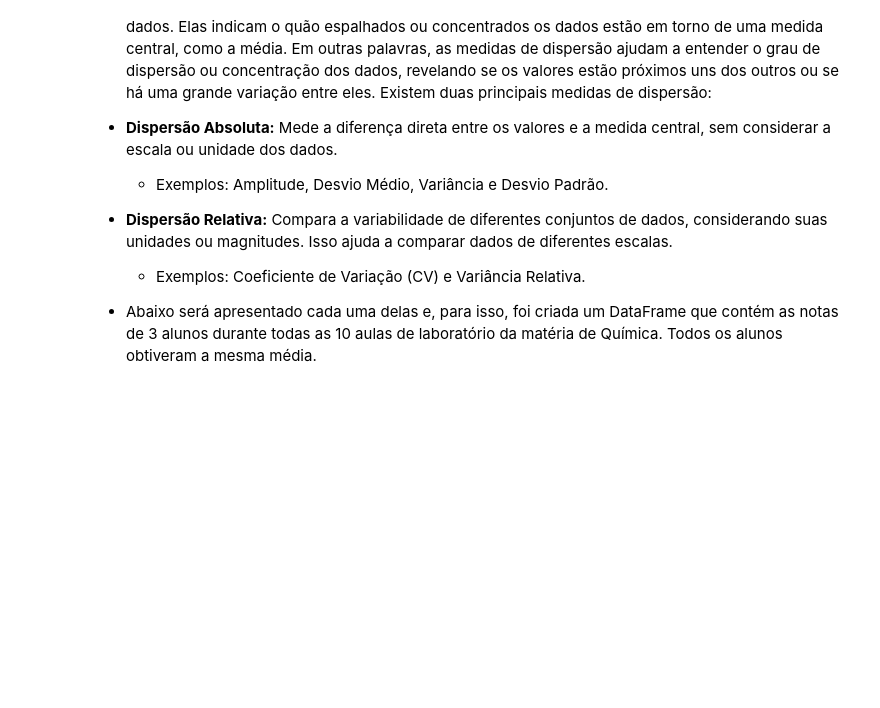
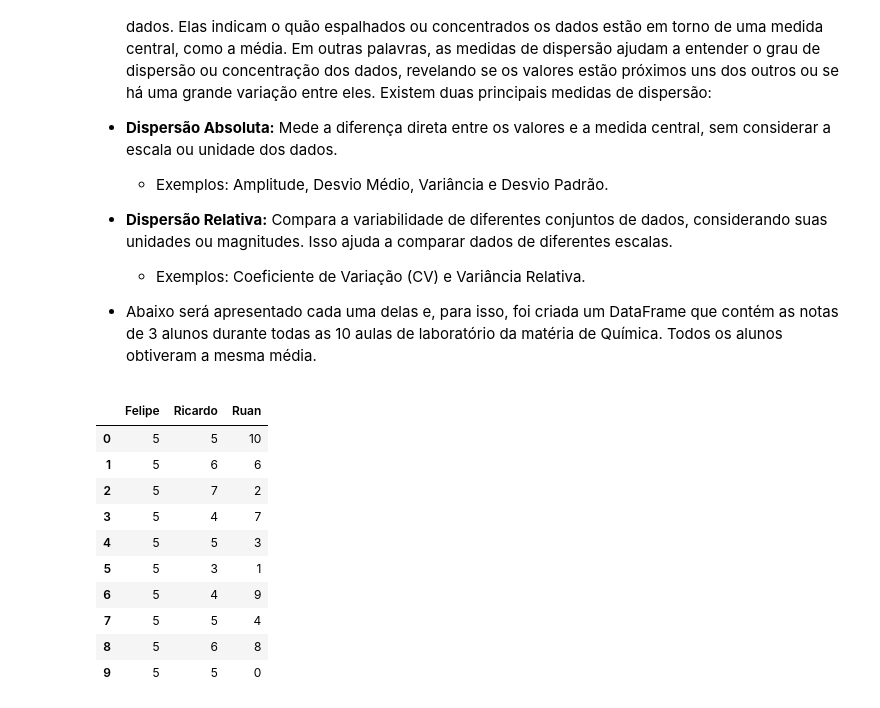
Before and after one commit to FelipeOrlandoLanzara/Data-Science, a Jupyter notebook: 3. Estatística/3.1. Estatística Descritiva/estatisitca_descritiva.ipynb, the cells around one changed output. Cells and saved outputs as stored; diff of their text form; code cells hidden in the pictures; blank space fills up the shorter version.

```diff
--- a/3. Estatística/3.1. Estatística Descritiva/estatisitca_descritiva.ipynb
+++ b/3. Estatística/3.1. Estatística Descritiva/estatisitca_descritiva.ipynb
@@ -501,10 +501,22 @@ plt.show()
 # %%
 notas = {
     "Felipe": [5, 5, 5, 5, 5, 5, 5, 5, 5, 5],
-    "Thais": [68, 69, 70, 71, 72],
-    "Ruan": [5, 15, 50, 120, 160],
+    "Ricardo": [5, 6, 7, 4, 5, 3, 4, 5, 6, 5],
+    "Ruan": [10, 6, 2, 7, 3, 1, 9, 4, 8, 0],
 }
 
 df_exemplo_dispersao = pd.DataFrame(notas)
 
 df_exemplo_dispersao
+# %% [output]
+|  | Felipe | Ricardo | Ruan |
+| 0 | 5 | 5 | 10 |
+| 1 | 5 | 6 | 6 |
+| 2 | 5 | 7 | 2 |
+| 3 | 5 | 4 | 7 |
+| 4 | 5 | 5 | 3 |
+| 5 | 5 | 3 | 1 |
+| 6 | 5 | 4 | 9 |
+| 7 | 5 | 5 | 4 |
+| 8 | 5 | 6 | 8 |
+| 9 | 5 | 5 | 0 |
```
Also changed, not shown: parts of 6 cells of this notebook.
